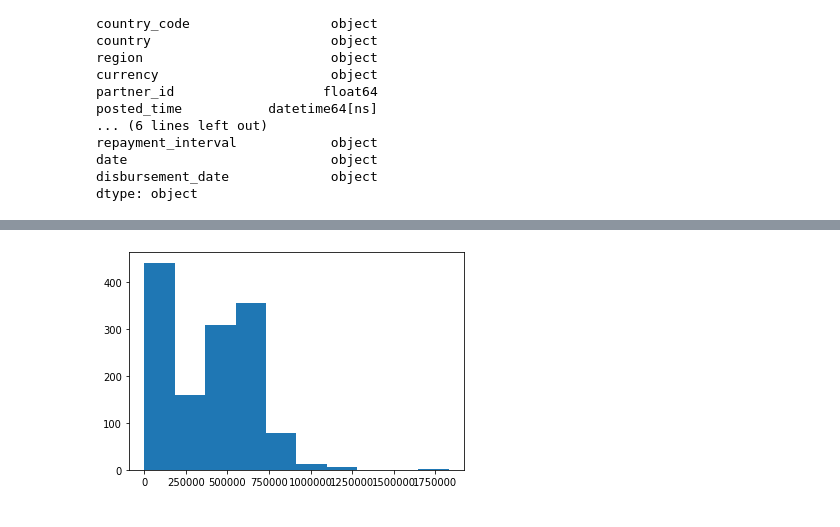
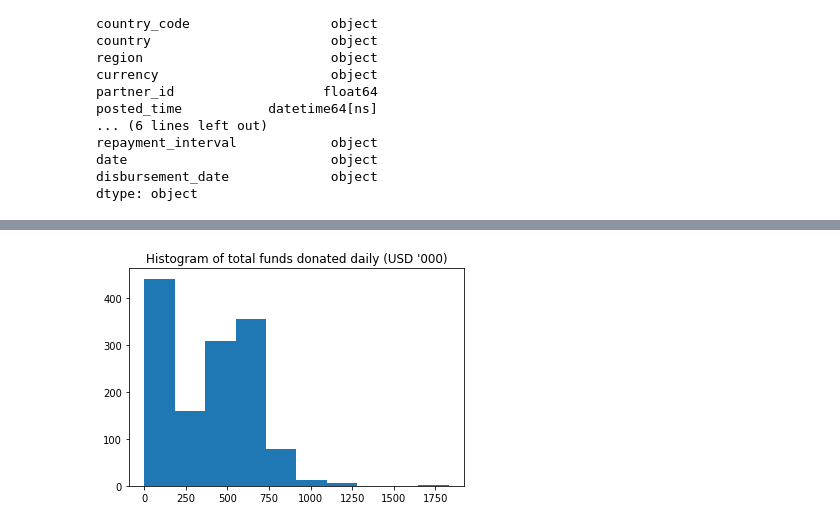
Before and after one commit to masterpython4ds/assignment-1-CeeThinwa, a Jupyter notebook: KIVA Analysis.ipynb, the cells around one changed output, grey strips where cells are left out. Cells and saved outputs as stored; diff of their text form; code cells hidden in the pictures.

```diff
--- a/KIVA Analysis.ipynb
+++ b/KIVA Analysis.ipynb
@@ -259,7 +258,11 @@ plt.show()
 # %%
 # plot daily amounts distribution
 fig, ax = plt.subplots()
-ax.hist(tab1['funded_amount'])
+
+funded_amount_in_thousands = tab1['funded_amount']/1000
+ax.hist(funded_amount_in_thousands)
+
+ax.set_title("Histogram of total funds donated daily (USD '000)")
 plt.show()
 # %% [output]
-[figure, old version]
+[figure, new version]
```
Also changed, not shown: parts of 4 cells of this notebook.
